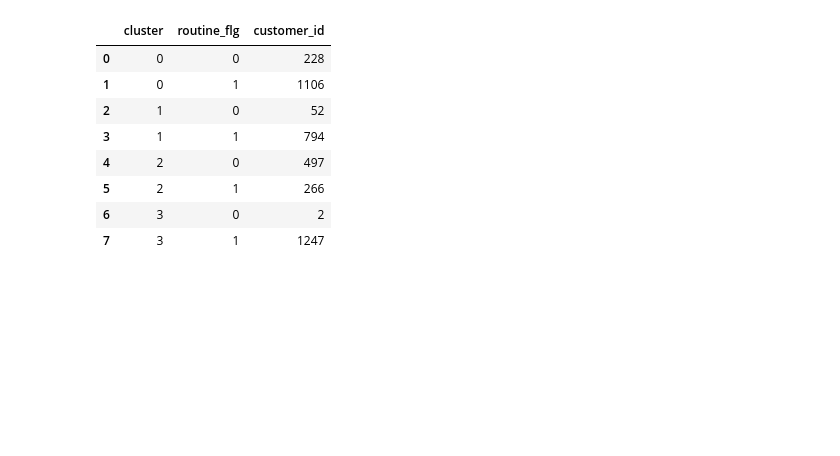
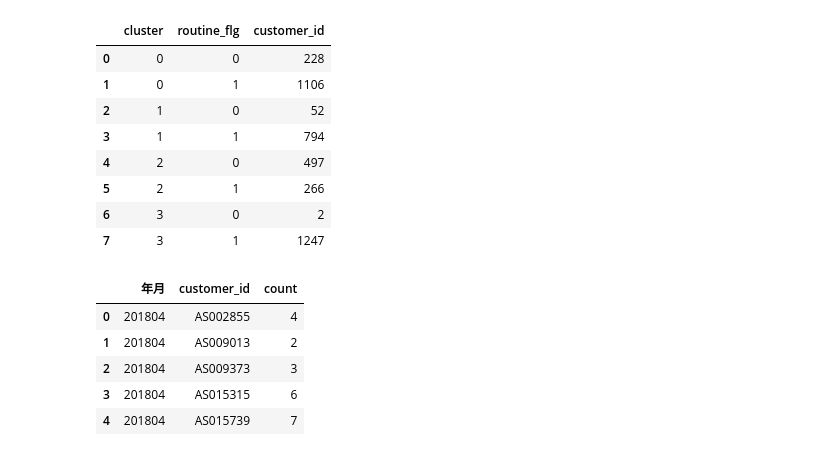
Before and after one commit to KodaiTakano/DataAnalysis100, a Jupyter notebook: session4/session4.ipynb, the cells around one changed output. Cells and saved outputs as stored; diff of their text form; code cells hidden in the pictures; blank space fills up the shorter version.

```diff
--- a/session4/session4.ipynb
+++ b/session4/session4.ipynb
@@ -131,3 +131,17 @@ customer_clustering.groupby(["cluster", "routine_flg"], as_index=False).count()[
 | 5 | 2 | 1 | 266 |
 | 6 | 3 | 0 | 2 |
 | 7 | 3 | 1 | 1247 |
+# %%
+uselog["usedate"] = pd.to_datetime(uselog["usedate"])
+uselog["年月"] = uselog["usedate"].dt.strftime("%Y%m")
+uselog_months = uselog.groupby(["年月", "customer_id"], as_index=False).count()
+uselog_months.rename(columns={"log_id":"count"}, inplace=True)
+del uselog_months["usedate"]
+uselog_months.head()
+# %% [output]
+|  | 年月 | customer_id | count |
+| 0 | 201804 | AS002855 | 4 |
+| 1 | 201804 | AS009013 | 2 |
+| 2 | 201804 | AS009373 | 3 |
+| 3 | 201804 | AS015315 | 6 |
+| 4 | 201804 | AS015739 | 7 |
```
Also changed, not shown: parts of 2 cells of this notebook.
